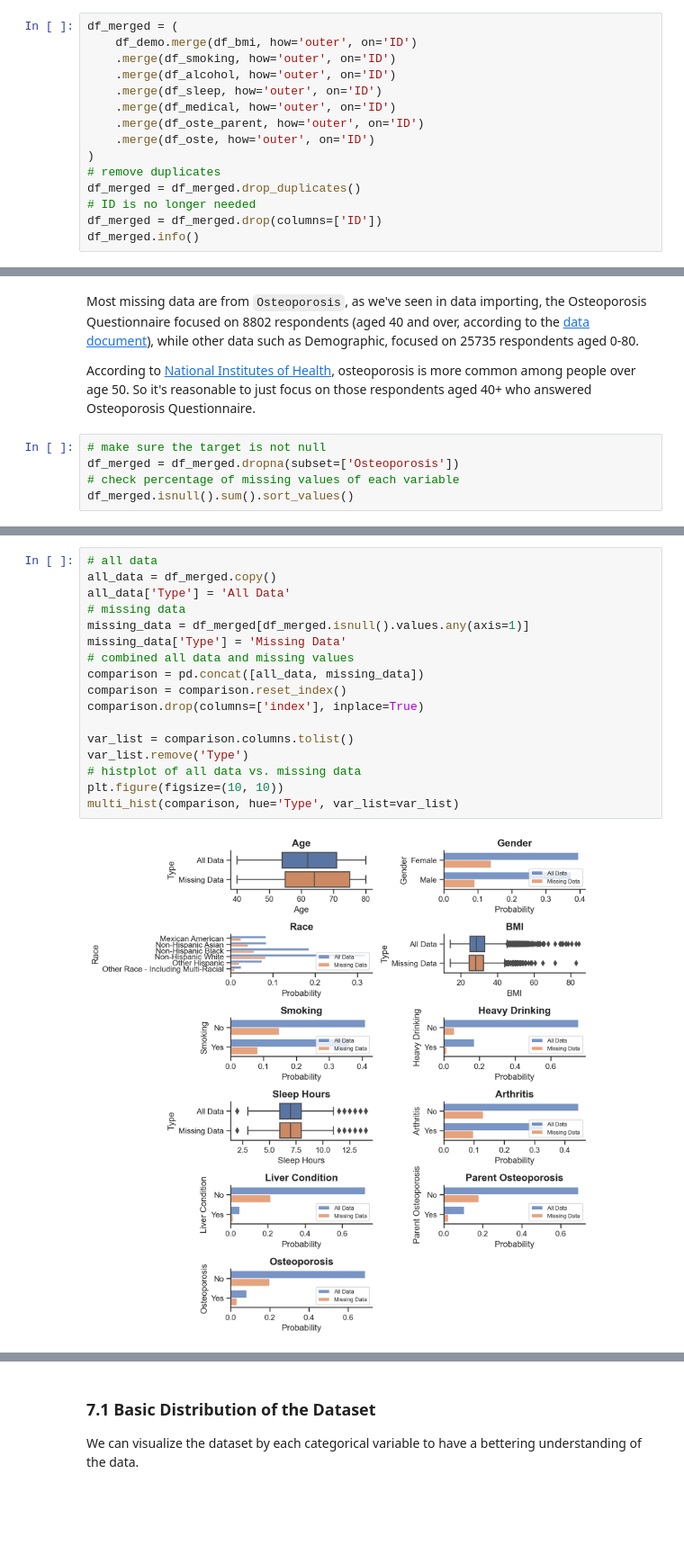
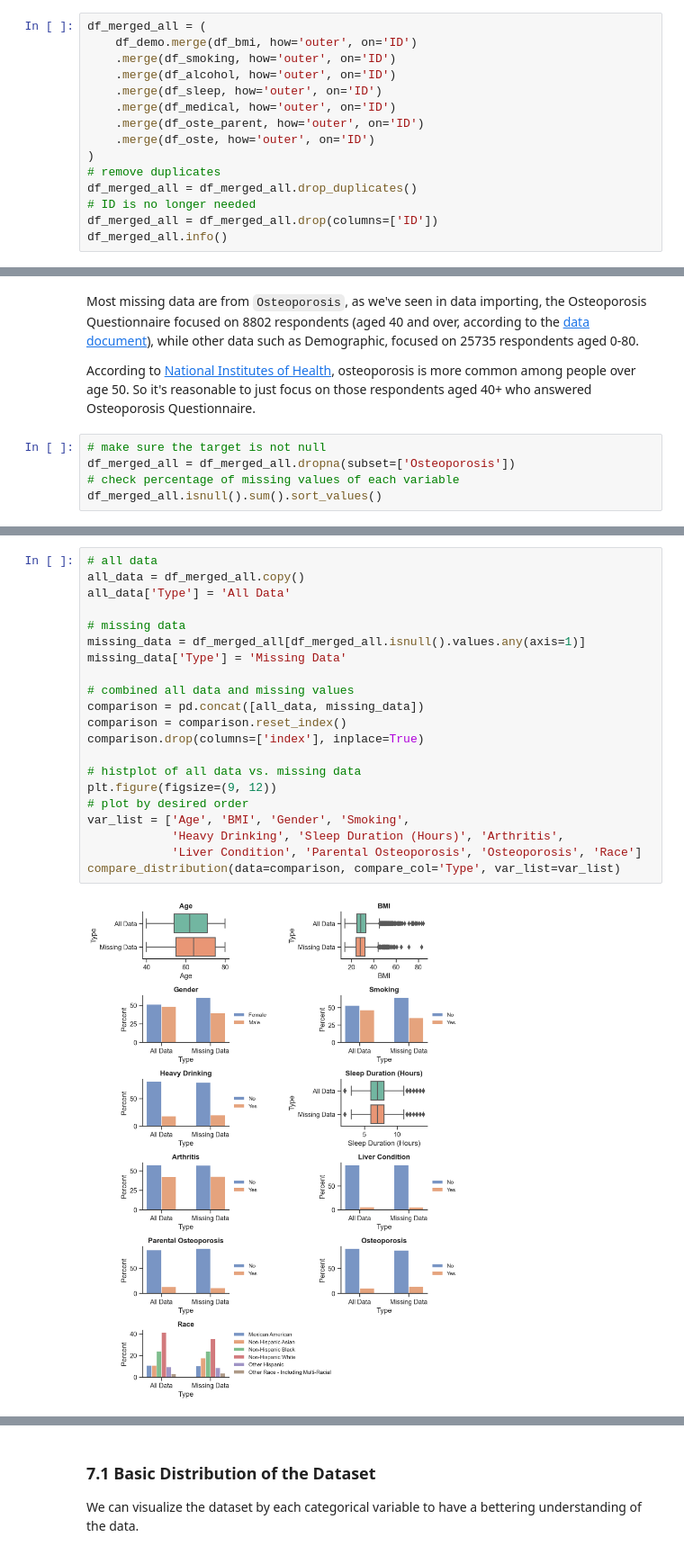
Before and after one commit to eeliuqin/Osteoporosis-Analysis-and-Prediction-on-NHANES-Data, a Jupyter notebook: predict-osteoporosis.ipynb, the cells around one changed output, grey strips where cells are left out. Shown at 90% size. Cells and saved outputs as stored; diff of their text form; blank space fills up the shorter version.

```diff
--- a/predict-osteoporosis.ipynb
+++ b/predict-osteoporosis.ipynb
@@ -546,5 +560,5 @@ Then we need to merge all datasets.
 # %%
-df_merged = (
+df_merged_all = (
     df_demo.merge(df_bmi, how='outer', on='ID')
     .merge(df_smoking, how='outer', on='ID')
     .merge(df_alcohol, how='outer', on='ID')
@@ -554,10 +568,10 @@ df_merged = (
     .merge(df_oste, how='outer', on='ID')
 )
 # remove duplicates
-df_merged = df_merged.drop_duplicates()
+df_merged_all = df_merged_all.drop_duplicates()
 # ID is no longer needed
-df_merged = df_merged.drop(columns=['ID'])
-df_merged.info()
+df_merged_all = df_merged_all.drop(columns=['ID'])
+df_merged_all.info()
 # %% [output]
 <class 'pandas.core.frame.DataFrame'>
 Int64Index: 25735 entries, 0 to 25734
@@ -614,7 +631,7 @@ Most missing data are from `Osteoporosis`, as we've seen in data importing, the
 According to [National Institutes of Health](https://www.nia.nih.gov/health/osteoporosis), osteoporosis is more common among people over age 50. So it's reasonable to just focus on those respondents aged 40+ who answered Osteoporosis Questionnaire.
 # %%
 # make sure the target is not null
-df_merged = df_merged.dropna(subset=['Osteoporosis'])
+df_merged_all = df_merged_all.dropna(subset=['Osteoporosis'])
 # check percentage of missing values of each variable
-df_merged.isnull().sum().sort_values()
+df_merged_all.isnull().sum().sort_values()
 # %% [output]
@@ -636,21 +653,25 @@ There are still some missing data from `Smoking`, `Arthritis`, `Liver Condition`
 Data imputation (either by mean, mode, or machine learning algorithms) leads to inaccuracy, so we are going to analyze complete data by removing those missing data. But will it lead to bias? Let's examine the overall distribution versus the missing data distribution.
 # %%
 # all data
-all_data = df_merged.copy()
+all_data = df_merged_all.copy()
 all_data['Type'] = 'All Data'
+
 # missing data
-missing_data = df_merged[df_merged.isnull().values.any(axis=1)]
+missing_data = df_merged_all[df_merged_all.isnull().values.any(axis=1)]
 missing_data['Type'] = 'Missing Data'
+
 # combined all data and missing values
 comparison = pd.concat([all_data, missing_data])
 comparison = comparison.reset_index()
 comparison.drop(columns=['index'], inplace=True)
 
-var_list = comparison.columns.tolist()
-var_list.remove('Type')
 # histplot of all data vs. missing data
-plt.figure(figsize=(10, 10))
-multi_hist(comparison, hue='Type', var_list=var_list)
+plt.figure(figsize=(9, 12))
+# plot by desired order
+var_list = ['Age', 'BMI', 'Gender', 'Smoking',
+            'Heavy Drinking', 'Sleep Duration (Hours)', 'Arthritis',
+            'Liver Condition', 'Parental Osteoporosis', 'Osteoporosis', 'Race']
+compare_distribution(data=comparison, compare_col='Type', var_list=var_list)
 # %% [output]
-[figure, old version]
+[figure, new version]
 # %% [markdown]
```
Also changed, not shown: parts of 116 cells of this notebook, 8 other files.
